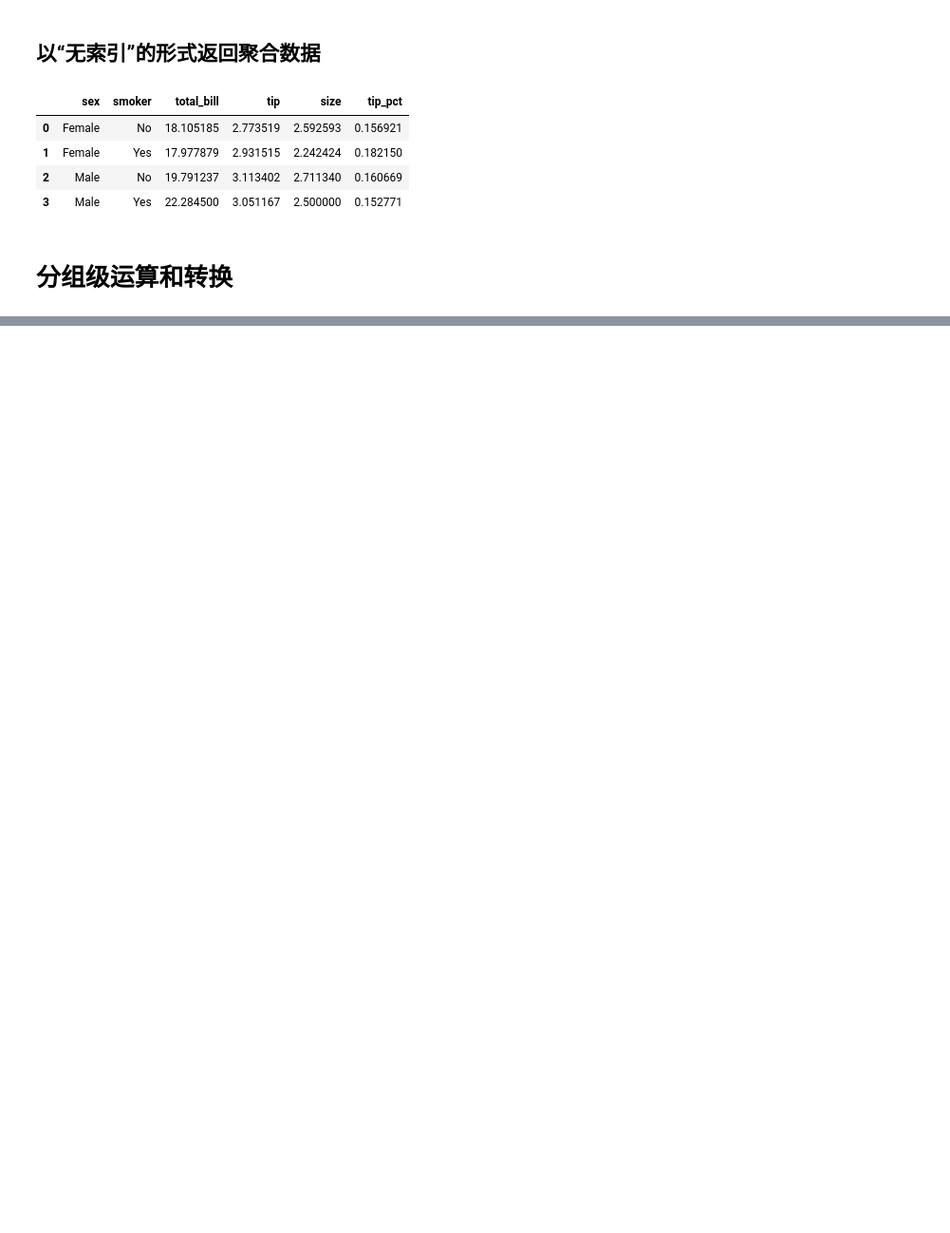
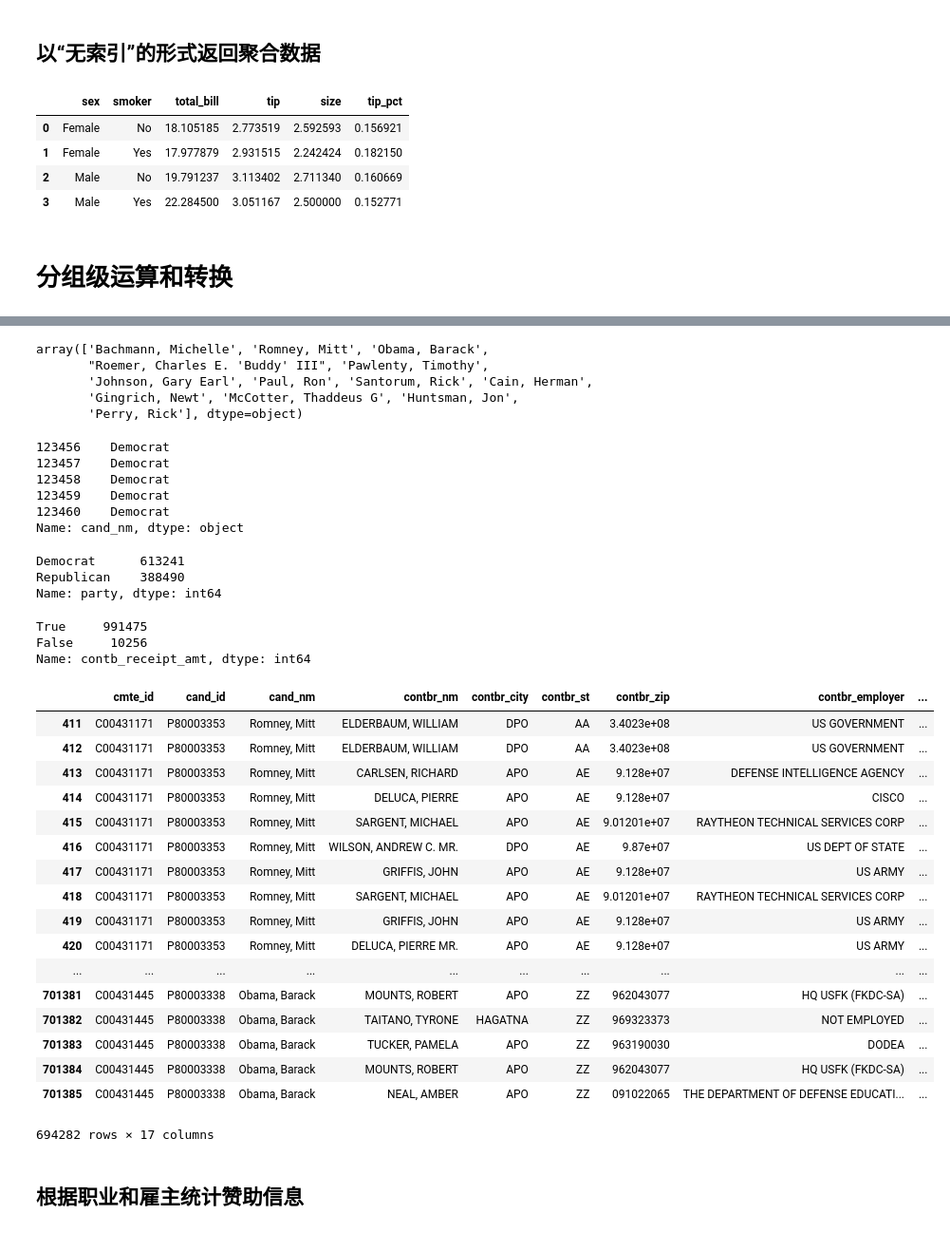
Before and after one commit to gloryfromca/PythonforDataAnalysis, a Jupyter notebook: Python_data_analysis_chapter_8.ipynb, the cells around one changed output, grey strips where cells are left out. Shown: that part at 95% size. Cells and saved outputs as stored; diff of their text form; code cells hidden in the pictures; blank space fills up the shorter version.

```diff
--- a/Python_data_analysis_chapter_8.ipynb
+++ b/Python_data_analysis_chapter_8.ipynb
@@ -633,0 +1387,74 @@ demeaned.groupby(key).mean()
+# %%
+unique_cards
+# %% [output]
+array(['Bachmann, Michelle', 'Romney, Mitt', 'Obama, Barack',
+       "Roemer, Charles E. 'Buddy' III", 'Pawlenty, Timothy',
+       'Johnson, Gary Earl', 'Paul, Ron', 'Santorum, Rick', 'Cain, Herman',
+       'Gingrich, Newt', 'McCotter, Thaddeus G', 'Huntsman, Jon',
+       'Perry, Rick'], dtype=object)
+# %%
+parties = {
+    'Bachmann, Michelle':'Republican',
+    'Romney, Mitt':'Republican',
+    'Obama, Barack':'Democrat',
+       "Roemer, Charles E. 'Buddy' III":'Democrat',
+    'Pawlenty, Timothy':'Republican',
+       'Johnson, Gary Earl':'Republican',
+    'Paul, Ron':'Republican',
+    'Santorum, Rick':'Republican',
+    'Cain, Herman':'Republican',
+       'Gingrich, Newt':'Republican',
+    'McCotter, Thaddeus G':'Republican',
+    'Huntsman, Jon':'Republican',
+       'Perry, Rick':'Democrat'
+}
+# %%
+fec.cand_nm[123456:123461].map(parties)
+# %% [output]
+123456    Democrat
+123457    Democrat
+123458    Democrat
+123459    Democrat
+123460    Democrat
+Name: cand_nm, dtype: object
+# %%
+fec['party'] = fec.cand_nm.map(parties)
+# %%
+fec['party'].value_counts()
+# %% [output]
+Democrat      613241
+Republican    388490
+Name: party, dtype: int64
+# %%
+(fec.contb_receipt_amt>0).value_counts()
+# %% [output]
+True     991475
+False     10256
+Name: contb_receipt_amt, dtype: int64
+# %%
+fec = fec[fec.contb_receipt_amt>0]
+# %%
+fec_mrbo = fec[fec.cand_nm.isin(['Obama, Barack','Romney, Mitt'])]
+# %%
+fec_mrbo
+# %% [output]
+|  | cmte_id | cand_id | cand_nm | contbr_nm | contbr_city | contbr_st | contbr_zip | contbr_employer | ... |
+| 411 | C00431171 | P80003353 | Romney, Mitt | ELDERBAUM, WILLIAM | DPO | AA | 3.4023e+08 | US GOVERNMENT | ... |
+| 412 | C00431171 | P80003353 | Romney, Mitt | ELDERBAUM, WILLIAM | DPO | AA | 3.4023e+08 | US GOVERNMENT | ... |
+| 413 | C00431171 | P80003353 | Romney, Mitt | CARLSEN, RICHARD | APO | AE | 9.128e+07 | DEFENSE INTELLIGENCE AGENCY | ... |
+| 414 | C00431171 | P80003353 | Romney, Mitt | DELUCA, PIERRE | APO | AE | 9.128e+07 | CISCO | ... |
+| 415 | C00431171 | P80003353 | Romney, Mitt | SARGENT, MICHAEL | APO | AE | 9.01201e+07 | RAYTHEON TECHNICAL SERVICES CORP | ... |
+| 416 | C00431171 | P80003353 | Romney, Mitt | WILSON, ANDREW C. MR. | DPO | AE | 9.87e+07 | US DEPT OF STATE | ... |
+| 417 | C00431171 | P80003353 | Romney, Mitt | GRIFFIS, JOHN | APO | AE | 9.128e+07 | US ARMY | ... |
+| 418 | C00431171 | P80003353 | Romney, Mitt | SARGENT, MICHAEL | APO | AE | 9.01201e+07 | RAYTHEON TECHNICAL SERVICES CORP | ... |
+| 419 | C00431171 | P80003353 | Romney, Mitt | GRIFFIS, JOHN | APO | AE | 9.128e+07 | US ARMY | ... |
+| 420 | C00431171 | P80003353 | Romney, Mitt | DELUCA, PIERRE MR. | APO | AE | 9.128e+07 | US ARMY | ... |
+| ... | ... | ... | ... | ... | ... | ... | ... | ... | ... |
+| 701381 | C00431445 | P80003338 | Obama, Barack | MOUNTS, ROBERT | APO | ZZ | 962043077 | HQ USFK (FKDC-SA) | ... |
+| 701382 | C00431445 | P80003338 | Obama, Barack | TAITANO, TYRONE | HAGATNA | ZZ | 969323373 | NOT EMPLOYED | ... |
+| 701383 | C00431445 | P80003338 | Obama, Barack | TUCKER, PAMELA | APO | ZZ | 963190030 | DODEA | ... |
+| 701384 | C00431445 | P80003338 | Obama, Barack | MOUNTS, ROBERT | APO | ZZ | 962043077 | HQ USFK (FKDC-SA) | ... |
+| 701385 | C00431445 | P80003338 | Obama, Barack | NEAL, AMBER | APO | ZZ | 091022065 | THE DEPARTMENT OF DEFENSE EDUCATI... | ... |
+694282 rows × 17 columns
+# %% [markdown]
+## 根据职业和雇主统计赞助信息
```
Also changed, not shown: parts of 187 cells of this notebook.
